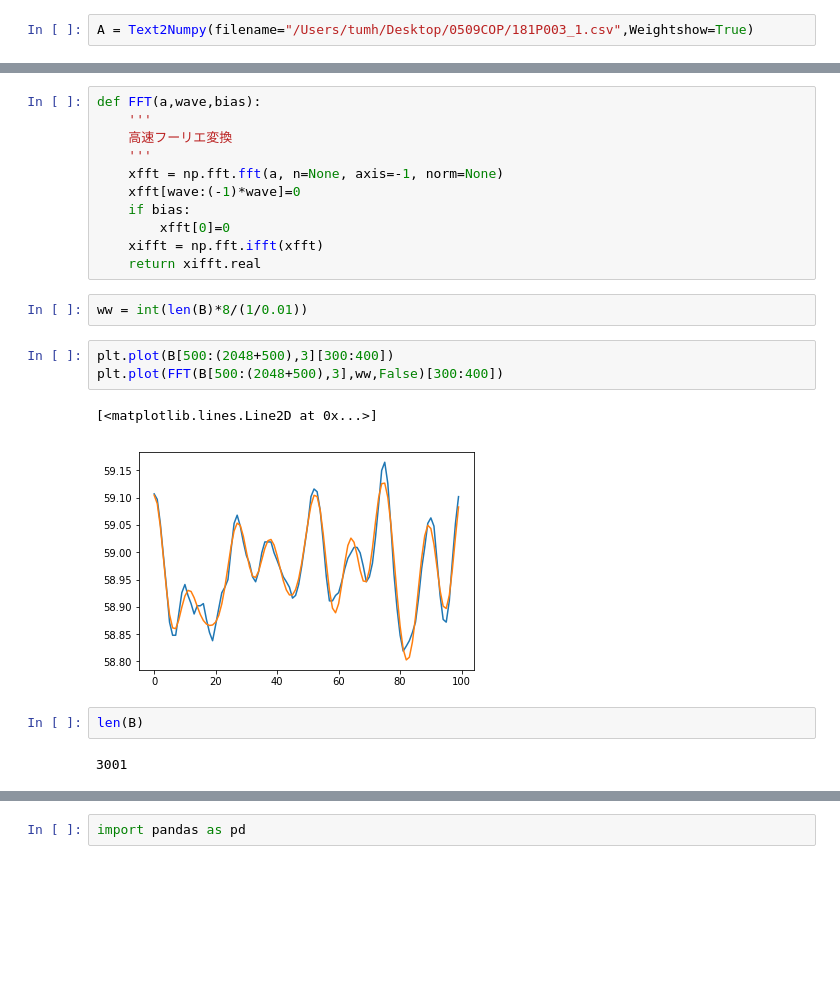
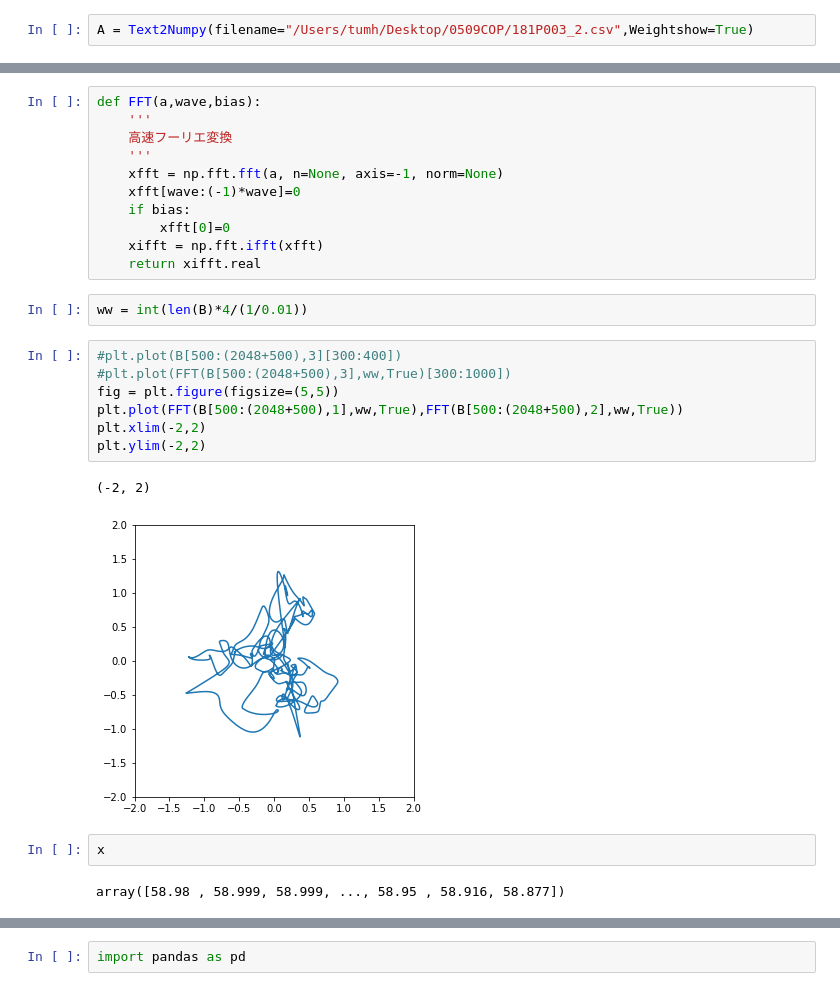
Before and after one commit to TUMH0404/kinematicstraining, a Jupyter notebook: 0508.ipynb, the cells around one changed output, grey strips where cells are left out. Drawn from its saved outputs; the diff is of its cells as text; blank space fills up the shorter version.

```diff
--- a/0508.ipynb
+++ b/0508.ipynb
@@ -46,7 +47,7 @@ def Text2Numpy(**args):
     ## 処理1完了 ##
     return COPdata
 # %%
-A = Text2Numpy(filename="/Users/tumh/Desktop/0509COP/181P003_1.csv",Weightshow=True)
+A = Text2Numpy(filename="/Users/tumh/Desktop/0509COP/181P003_2.csv",Weightshow=True)
 # %%
 A["sex"]
 # %% [output]
@@ -70,14 +71,18 @@ def FFT(a,wave,bias):
     xifft = np.fft.ifft(xfft)
     return xifft.real
 # %%
-ww = int(len(B)*8/(1/0.01))
+ww = int(len(B)*4/(1/0.01))
 # %%
-plt.plot(B[500:(2048+500),3][300:400])
-plt.plot(FFT(B[500:(2048+500),3],ww,False)[300:400])
+#plt.plot(B[500:(2048+500),3][300:400])
+#plt.plot(FFT(B[500:(2048+500),3],ww,True)[300:1000])
+fig = plt.figure(figsize=(5,5))
+plt.plot(FFT(B[500:(2048+500),1],ww,True),FFT(B[500:(2048+500),2],ww,True))
+plt.xlim(-2,2)
+plt.ylim(-2,2)
 # %% [output]
-[<matplotlib.lines.Line2D at 0x...>]
+(-2, 2)
-[figure, old version]
+[figure, new version]
-# %%
-len(B)
-# %% [output]
-3001
+# %%
+x
+# %% [output]
+array([58.98 , 58.999, 58.999, ..., 58.95 , 58.916, 58.877])
```
Also changed, not shown: parts of 7 cells of this notebook, 1 other file.
